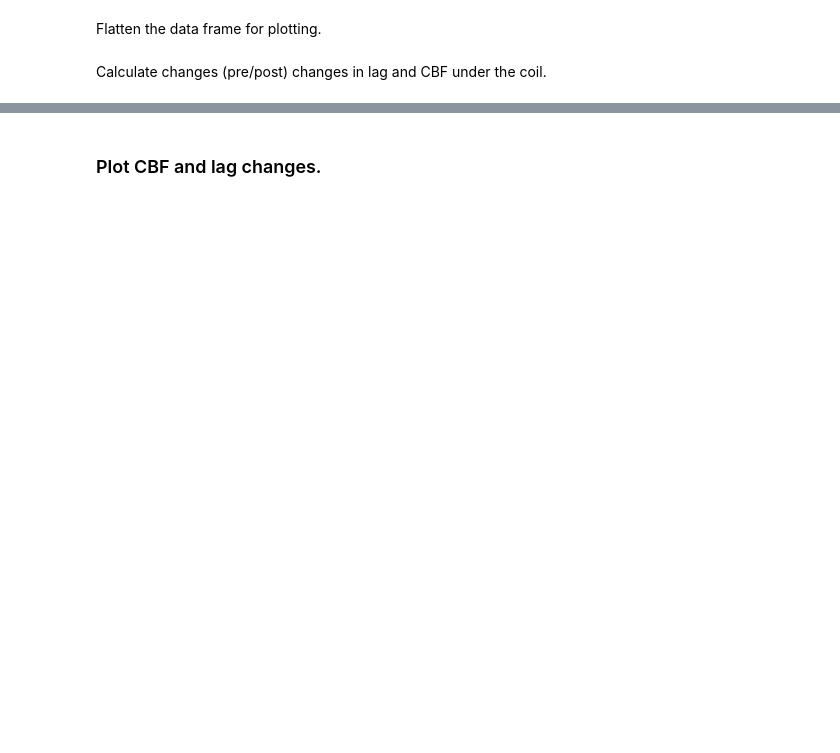
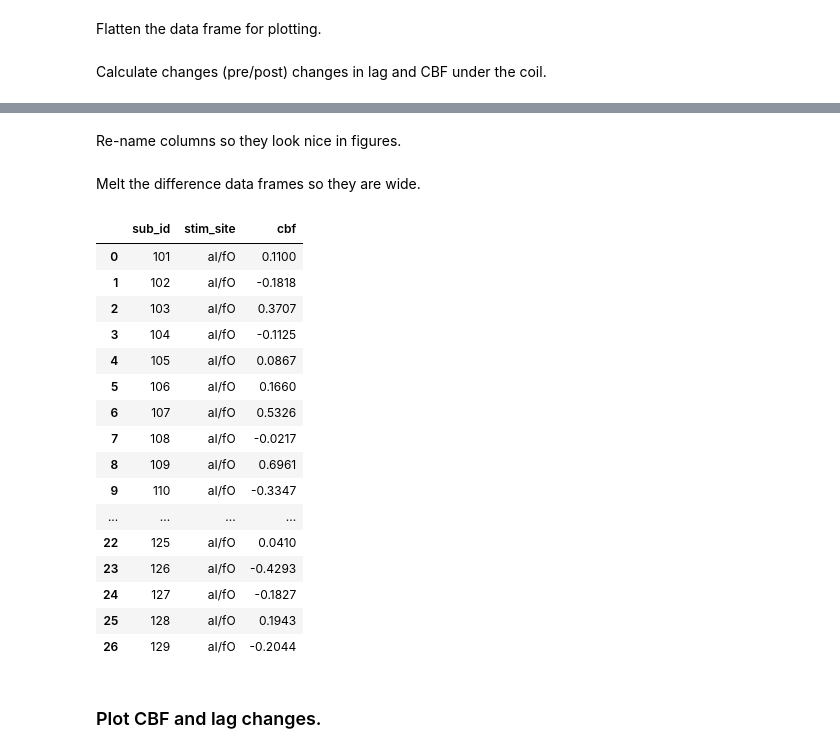
Before and after one commit to danlurie/ctbs_lag, a Jupyter notebook: Megarest Lag Maps - Minimal Preproc Exploration.ipynb, the cells around one changed output, grey strips where cells are left out. Drawn from its saved outputs; the diff is of its cells as text; code cells hidden in the pictures; blank space fills up the shorter version.

```diff
--- a/Megarest Lag Maps - Minimal Preproc Exploration.ipynb
+++ b/Megarest Lag Maps - Minimal Preproc Exploration.ipynb
@@ -345,0 +273,2 @@ cbf_diff = np.subtract(all_mean_cbf_post1, all_mean_cbf_baseline)
+# %% [markdown]
+Re-name columns so they look nice in figures.
@@ -345,0 +278,2 @@ cbf_diff = np.subtract(all_mean_cbf_post1, all_mean_cbf_baseline)
+# %% [markdown]
+Melt the difference data frames so they are wide.
@@ -346,2 +283,22 @@ cbf_diff = np.subtract(all_mean_cbf_post1, all_mean_cbf_baseline)
+# %%
+cbf_diff_df_wide[cbf_diff_df_wide['stim_site']=='aI/fO']
+# %% [output]
+|  | sub_id | stim_site | cbf |
+| 0 | 101 | aI/fO | 0.1100 |
+| 1 | 102 | aI/fO | -0.1818 |
+| 2 | 103 | aI/fO | 0.3707 |
+| 3 | 104 | aI/fO | -0.1125 |
+| 4 | 105 | aI/fO | 0.0867 |
+| 5 | 106 | aI/fO | 0.1660 |
+| 6 | 107 | aI/fO | 0.5326 |
+| 7 | 108 | aI/fO | -0.0217 |
+| 8 | 109 | aI/fO | 0.6961 |
+| 9 | 110 | aI/fO | -0.3347 |
+| ... | ... | ... | ... |
+| 22 | 125 | aI/fO | 0.0410 |
+| 23 | 126 | aI/fO | -0.4293 |
+| 24 | 127 | aI/fO | -0.1827 |
+| 25 | 128 | aI/fO | 0.1943 |
+| 26 | 129 | aI/fO | -0.2044 |
 # %% [markdown]
 ### Plot CBF and lag changes.
```
Also changed, not shown: parts of 19 cells of this notebook, 1 other file.
